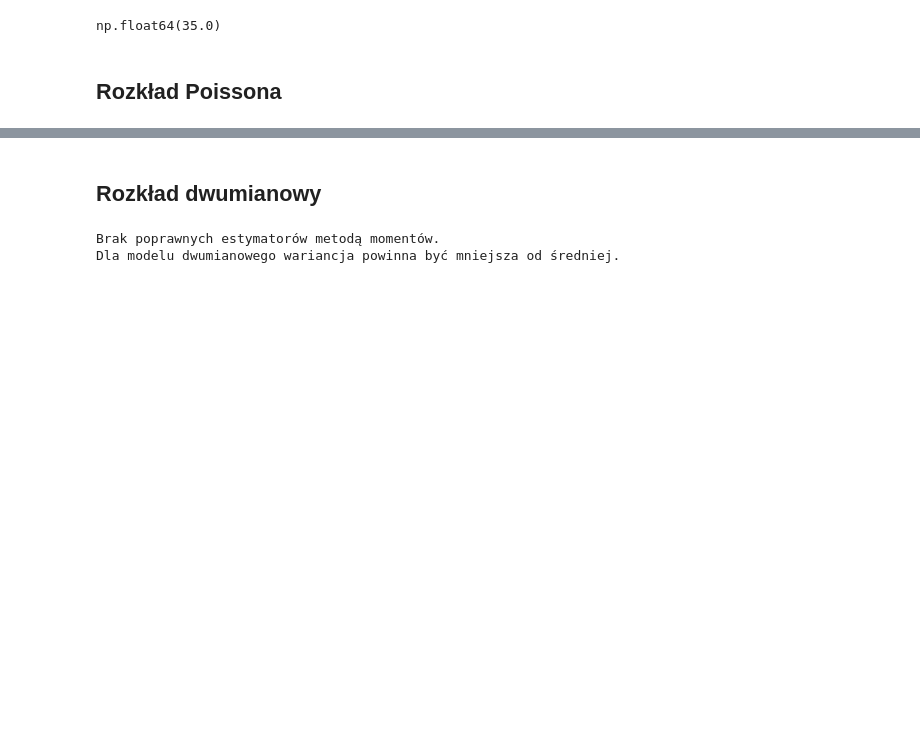
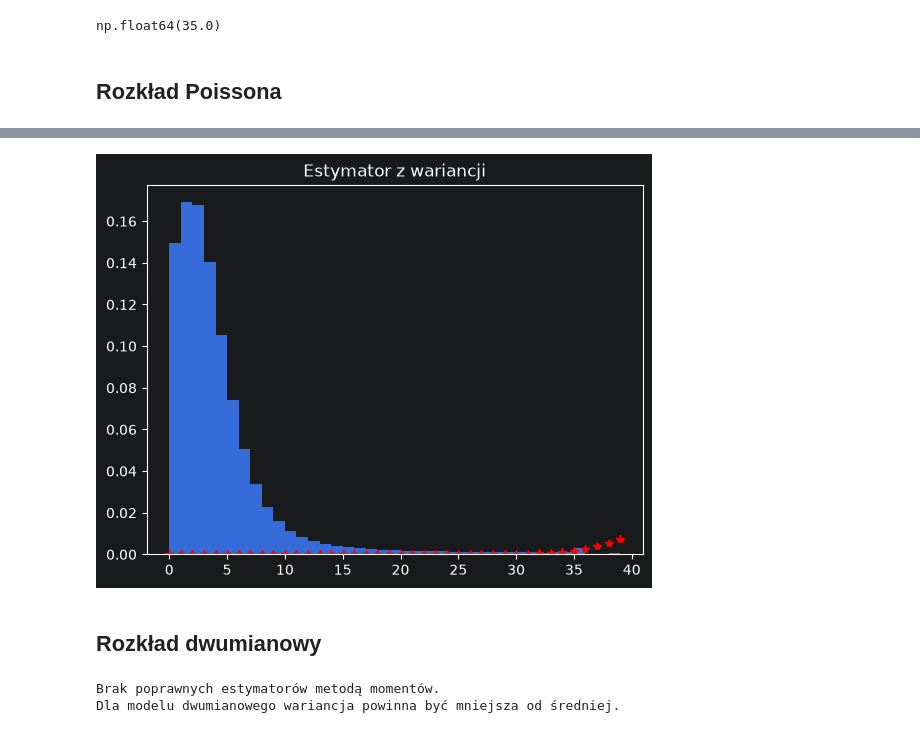
Before and after one commit to wiedzmin1414/bitcoin-node-data, a Jupyter notebook: analiza_skokow_w_sekundzie.ipynb, the cells around one changed output, grey strips where cells are left out. Cells and saved outputs as stored; diff of their text form; code cells hidden in the pictures; blank space fills up the shorter version.

```diff
--- a/analiza_skokow_w_sekundzie.ipynb
+++ b/analiza_skokow_w_sekundzie.ipynb
@@ -221,3 +222,13 @@ plt.show()
+# %%
+x = [i for i in range(0, 40)]
+y = [pois(i, np.var(skoki)) for i in range(0, 40)]
+
+plt.hist(skoki, bins = [i for i in range(0,40)], density=True)
+plt.plot(x, y, 'r*')
+plt.title('Estymator z wariancji')
+plt.show()
+# %% [output]
+[figure, added]
 # %% [markdown]
 ## Rozkład dwumianowy
 # %%
```
Also changed, not shown: parts of 1 cell of this notebook.
